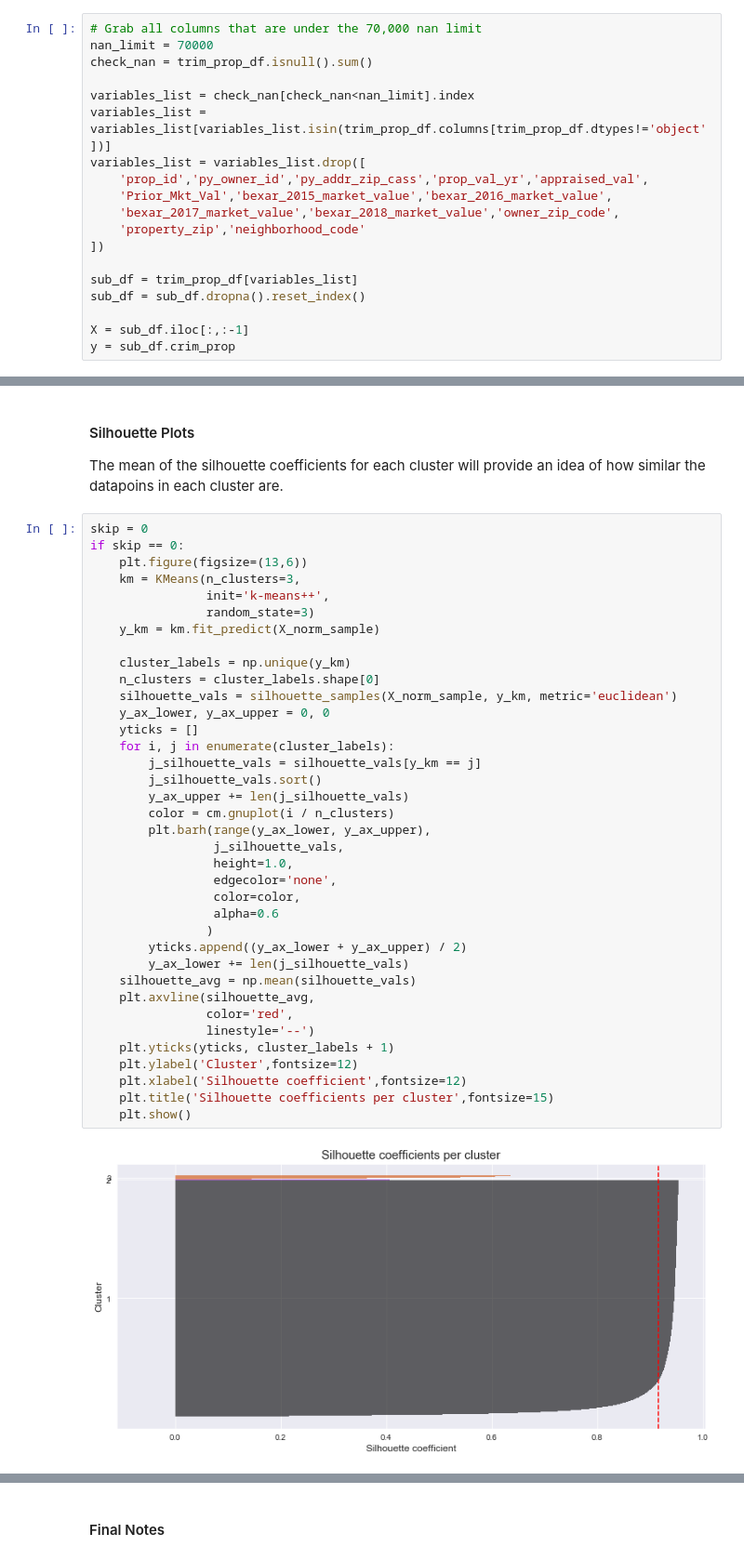
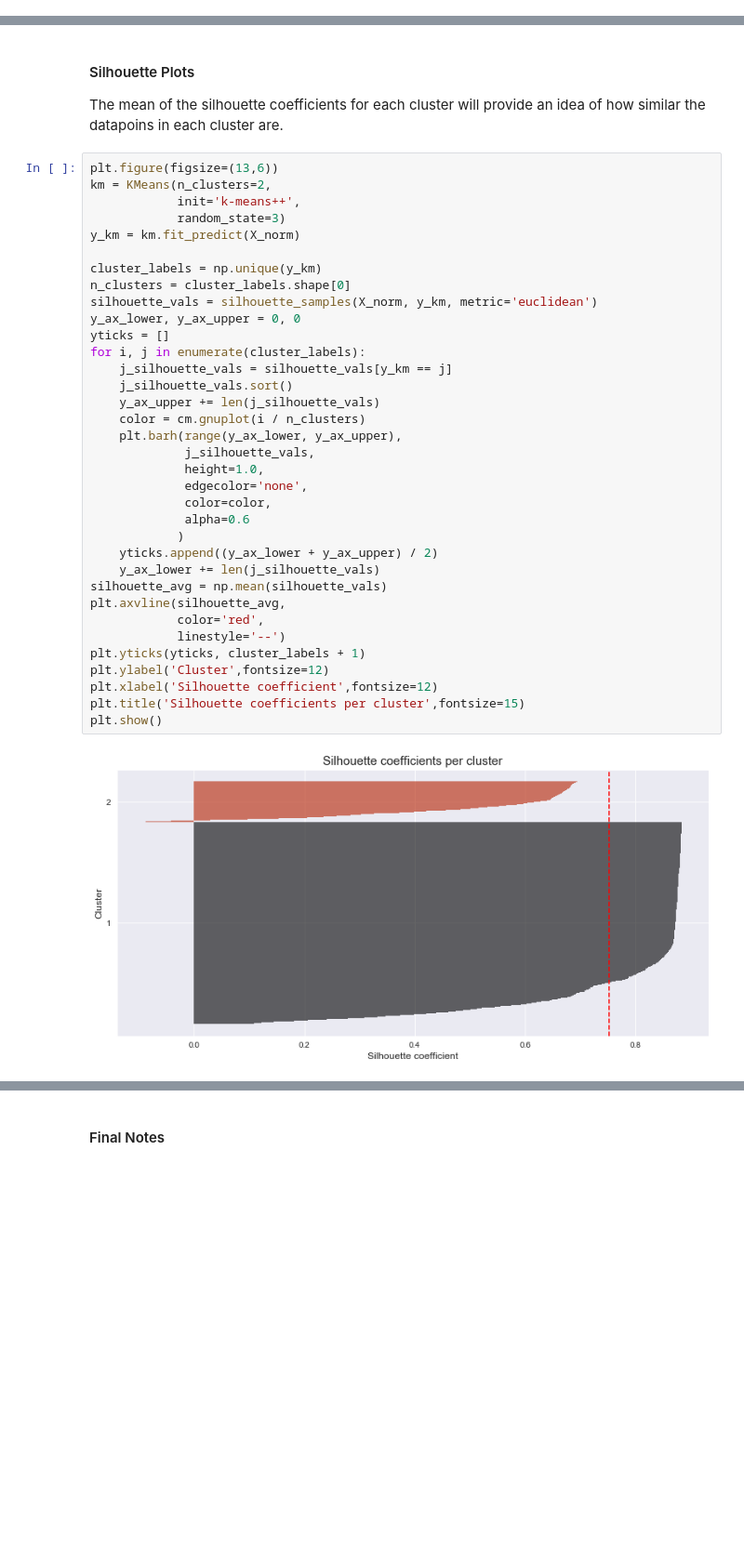
Before and after one commit to mpky/property_project, a Jupyter notebook: notebooks/clustering.ipynb, the cells around one changed output, grey strips where cells are left out. Shown at 93% size. Cells and saved outputs as stored; diff of their text form; blank space fills up the shorter version.

```diff
--- a/notebooks/clustering.ipynb
+++ b/notebooks/clustering.ipynb
@@ -29,22 +24,3 @@ trim_prop_df.shape
-# %%
-# Grab all columns that are under the 70,000 nan limit
-nan_limit = 70000
-check_nan = trim_prop_df.isnull().sum()
-
-variables_list = check_nan[check_nan<nan_limit].index
-variables_list = variables_list[variables_list.isin(trim_prop_df.columns[trim_prop_df.dtypes!='object'])]
-variables_list = variables_list.drop([
-    'prop_id','py_owner_id','py_addr_zip_cass','prop_val_yr','appraised_val',
-    'Prior_Mkt_Val','bexar_2015_market_value','bexar_2016_market_value',
-    'bexar_2017_market_value','bexar_2018_market_value','owner_zip_code',
-    'property_zip','neighborhood_code'
-])
-
-sub_df = trim_prop_df[variables_list]
-sub_df = sub_df.dropna().reset_index()
-
-X = sub_df.iloc[:,:-1]
-y = sub_df.crim_prop
 # %% [markdown]
 #### Reduce Dimensionality and Visualize
 # %% [markdown]
@@ -172,42 +143,40 @@ X_norm_sample.shape
 
 The mean of the silhouette coefficients for each cluster will provide an idea of how similar the datapoins in each cluster are.
 # %%
-skip = 0
-if skip == 0:
-    plt.figure(figsize=(13,6))
-    km = KMeans(n_clusters=3,
-                init='k-means++',
-                random_state=3)
-    y_km = km.fit_predict(X_norm_sample)
+plt.figure(figsize=(13,6))
+km = KMeans(n_clusters=2,
+            init='k-means++',
+            random_state=3)
+y_km = km.fit_predict(X_norm)
 
-    cluster_labels = np.unique(y_km)
-    n_clusters = cluster_labels.shape[0]
-    silhouette_vals = silhouette_samples(X_norm_sample, y_km, metric='euclidean')
-    y_ax_lower, y_ax_upper = 0, 0
-    yticks = []
-    for i, j in enumerate(cluster_labels):
-        j_silhouette_vals = silhouette_vals[y_km == j]
-        j_silhouette_vals.sort()
-        y_ax_upper += len(j_silhouette_vals)
-        color = cm.gnuplot(i / n_clusters)
-        plt.barh(range(y_ax_lower, y_ax_upper),
-                 j_silhouette_vals,
-                 height=1.0,
-                 edgecolor='none',
-                 color=color,
-                 alpha=0.6
-                )
-        yticks.append((y_ax_lower + y_ax_upper) / 2)
-        y_ax_lower += len(j_silhouette_vals)
-    silhouette_avg = np.mean(silhouette_vals)
-    plt.axvline(silhouette_avg,
-                color='red',
-                linestyle='--')
-    plt.yticks(yticks, cluster_labels + 1)
-    plt.ylabel('Cluster',fontsize=12)
-    plt.xlabel('Silhouette coefficient',fontsize=12)
-    plt.title('Silhouette coefficients per cluster',fontsize=15)
-    plt.show()
+cluster_labels = np.unique(y_km)
+n_clusters = cluster_labels.shape[0]
+silhouette_vals = silhouette_samples(X_norm, y_km, metric='euclidean')
+y_ax_lower, y_ax_upper = 0, 0
+yticks = []
+for i, j in enumerate(cluster_labels):
+    j_silhouette_vals = silhouette_vals[y_km == j]
+    j_silhouette_vals.sort()
+    y_ax_upper += len(j_silhouette_vals)
+    color = cm.gnuplot(i / n_clusters)
+    plt.barh(range(y_ax_lower, y_ax_upper),
+             j_silhouette_vals,
+             height=1.0,
+             edgecolor='none',
+             color=color,
+             alpha=0.6
+            )
+    yticks.append((y_ax_lower + y_ax_upper) / 2)
+    y_ax_lower += len(j_silhouette_vals)
+silhouette_avg = np.mean(silhouette_vals)
+plt.axvline(silhouette_avg,
+            color='red',
+            linestyle='--')
+plt.yticks(yticks, cluster_labels + 1)
+plt.ylabel('Cluster',fontsize=12)
+plt.xlabel('Silhouette coefficient',fontsize=12)
+plt.title('Silhouette coefficients per cluster',fontsize=15)
+plt.show()
 # %% [output]
-[figure, old version]
+[figure, new version]
 # %% [markdown]
```
Also changed, not shown: parts of 16 cells of this notebook.
